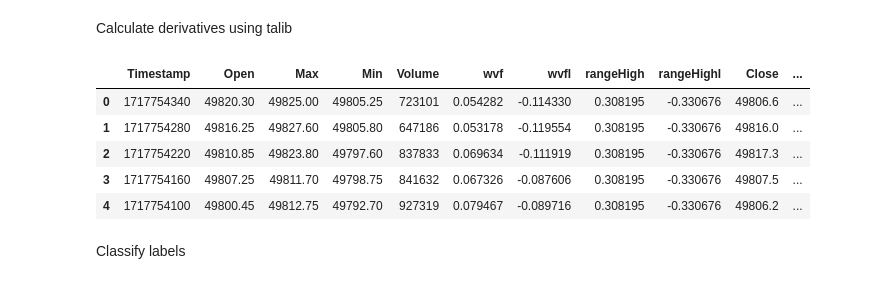
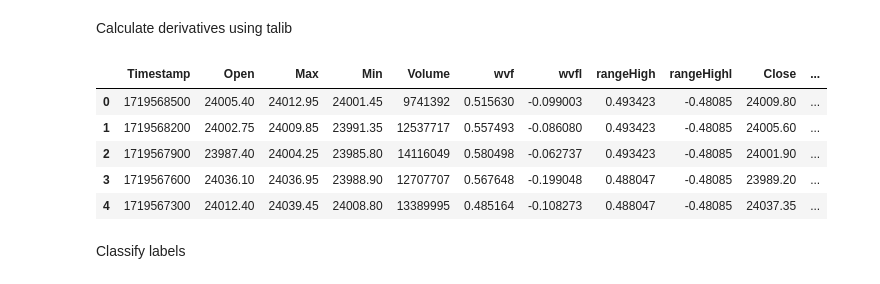
Before and after one commit to nisarg30/trigger, a Jupyter notebook: Untitled0.ipynb, the cells around one changed output. Drawn from its saved outputs; the diff is of its cells as text; code cells hidden in the pictures.

```diff
--- a/Untitled0.ipynb
+++ b/Untitled0.ipynb
@@ -133,39 +8,39 @@ def add_technical_indicators(filename):
     df = pd.read_csv(filename)
 
     # Reverse DataFrame
     df = df[::-1]
 
     # EMA
     df['ema_20'] = ta.ema(df['Close'], length=20)
     df['ema_50'] = ta.ema(df['Close'], length=50)
 
     # RSI
     df['rsi'] = ta.rsi(df['Close'], length=14)
 
     # MACD
     df['macd'] = ta.macd(df['Close'])['MACD_12_26_9']  # MACD line
     df['signal_line'] = ta.macd(df['Close'])['MACDs_12_26_9']   # Signal line
 
     # BBands
     bbands = ta.bbands(df['Close'], length=20, std=2)
     df['upper_band'] = bbands['BBU_20_2.0']
     df['middle_band'] = bbands['BBM_20_2.0']
     df['lower_band'] = bbands['BBL_20_2.0']
 
     return df
 
 # Example usage:
-filename = '/home/ghost-bot/Desktop/trigger/datax/BANKNIFTY_1.csv'
+filename = '/home/ghost-bot/Desktop/trigger/datax/NIFTY_5.csv'
 df = add_technical_indicators(filename)
 df = df[::-1]
 df.head()
 # %% [output]
 |  | Timestamp | Open | Max | Min | Volume | wvf | wvfl | rangeHigh | rangeHighl | Close | ... |
-| 0 | 1717754340 | 49820.30 | 49825.00 | 49805.25 | 723101 | 0.054282 | -0.114330 | 0.308195 | -0.330676 | 49806.6 | ... |
-| 1 | 1717754280 | 49816.25 | 49827.60 | 49805.80 | 647186 | 0.053178 | -0.119554 | 0.308195 | -0.330676 | 49816.0 | ... |
-| 2 | 1717754220 | 49810.85 | 49823.80 | 49797.60 | 837833 | 0.069634 | -0.111919 | 0.308195 | -0.330676 | 49817.3 | ... |
-| 3 | 1717754160 | 49807.25 | 49811.70 | 49798.75 | 841632 | 0.067326 | -0.087606 | 0.308195 | -0.330676 | 49807.5 | ... |
-| 4 | 1717754100 | 49800.45 | 49812.75 | 49792.70 | 927319 | 0.079467 | -0.089716 | 0.308195 | -0.330676 | 49806.2 | ... |
+| 0 | 1719568500 | 24005.40 | 24012.95 | 24001.45 | 9741392 | 0.515630 | -0.099003 | 0.493423 | -0.48085 | 24009.80 | ... |
+| 1 | 1719568200 | 24002.75 | 24009.85 | 23991.35 | 12537717 | 0.557493 | -0.086080 | 0.493423 | -0.48085 | 24005.60 | ... |
+| 2 | 1719567900 | 23987.40 | 24004.25 | 23985.80 | 14116049 | 0.580498 | -0.062737 | 0.493423 | -0.48085 | 24001.90 | ... |
+| 3 | 1719567600 | 24036.10 | 24036.95 | 23988.90 | 12707707 | 0.567648 | -0.199048 | 0.488047 | -0.48085 | 23989.20 | ... |
+| 4 | 1719567300 | 24012.40 | 24039.45 | 24008.80 | 13389995 | 0.485164 | -0.108273 | 0.488047 | -0.48085 | 24037.35 | ... |
 # %% [markdown]
 Classify labels
 # %% [markdown]
```
Also changed, not shown: parts of 30 cells of this notebook, 25 other files.
